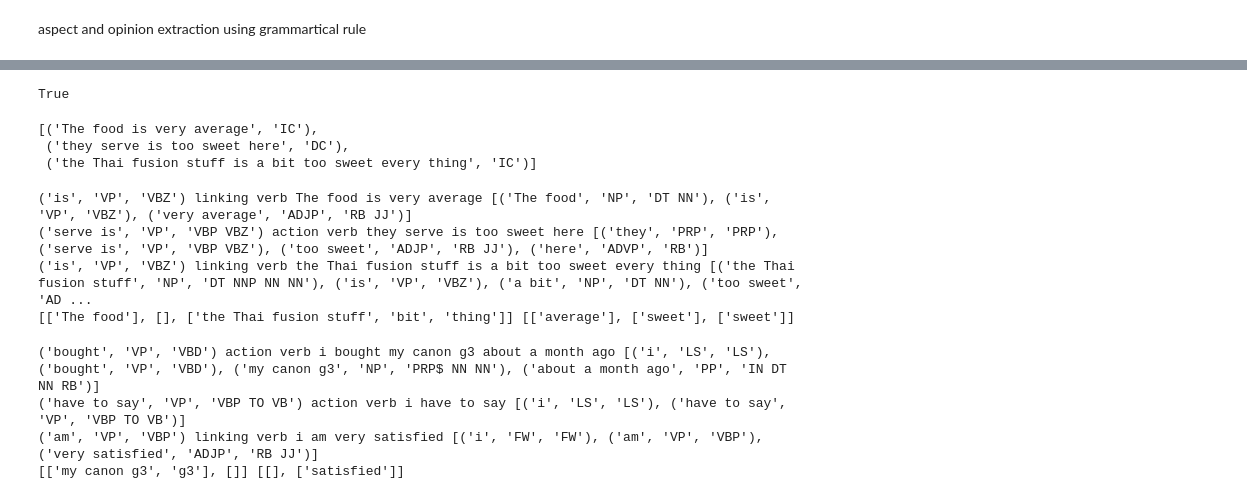
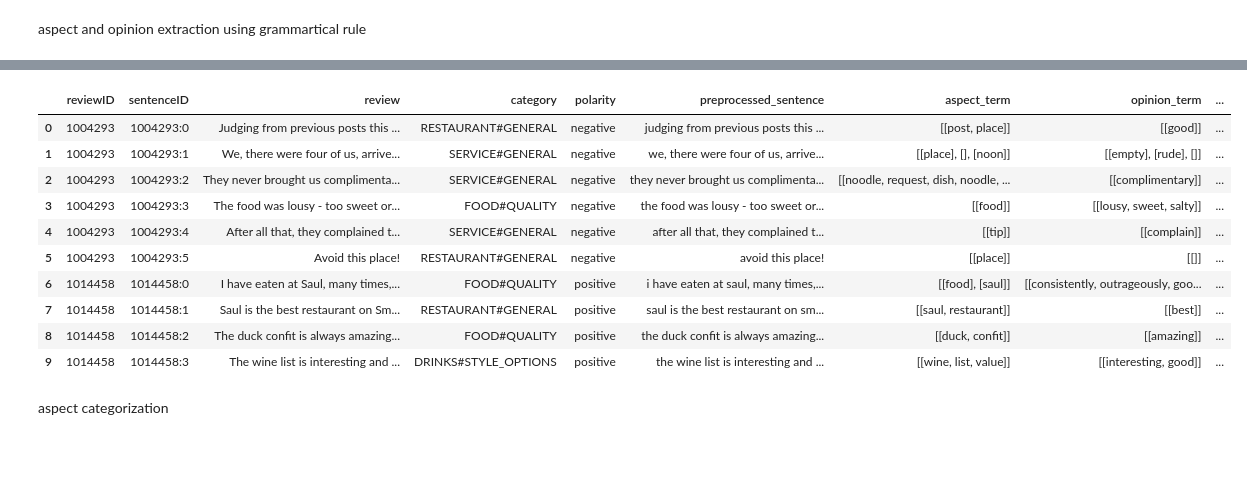
Before and after one commit to farzanurifan/tugas-akhir, a Jupyter notebook: Thesis/Thesis.ipynb, the cells around one changed output, grey strips where cells are left out. Saved outputs shown, nothing was run; the diff lists cells and outputs as text; code cells hidden in the pictures; blank space fills up the shorter version.

```diff
--- a/Thesis/Thesis.ipynb
+++ b/Thesis/Thesis.ipynb
@@ -377,7 +399,7 @@ aspect extraction function
             #Find all noun and append to aspect term
             #for opinion find adjective, verb, and adverb and append to opinion term
             for word, pos in c_tagged:
-                if check_is_noun(pos):
+                if check_is_noun(pos) and word != 'NUM':
                     candidate_aspect_per_clause.append(lemmatize(word, pos))
                 elif (check_is_verb(pos) or check_is_adverb(pos) or check_is_adjective(pos)) and (word in positive_lexicon or word in negative_lexicon):
                     candidate_opinion_per_clause.append(lemmatize(word, pos))
@@ -395,19 +417,19 @@ aspect extraction function
                     #aspect always in independet clause:
                     if t == 'IC':
                         if phrase[0] in linking_verbs_be or (phrase[0] in linking_verbs_v and next_phrase[1] != 'NP'):
-                            print(phrase, 'linking verb', c, phrases)
-
                             #linking verb condition
                             #find aspect in subject
                             for i in range(0, index_word):
                                 p = phrases[i]
                                 if p[1] == 'NP':
-                                    if p[1] not in stopWords:
-                                        candidate_aspect_per_clause.append(p[0])
+                                    pp_words = p[0].split()
+                                    pp_pos = p[2].split()
+
+                                    for i, x_p in enumerate(pp_words):
+                                        if x_p not in stopWords and check_is_noun(pp_pos[i]) and x_p != 'NUM':
+                                            candidate_aspect_per_clause.append(lemmatize(x_p, pp_pos[i]))
                         else:
                             #action verb
-                            print(phrase, 'action verb', c, phrases)
-
                             #checking verb is opinion or not
                             if phrase[0] not in stopWords and (phrase[0] in positive_lexicon or phrase[0] in negative_lexicon):
                                 candidate_opinion_per_clause.append(lemmatize(phrase[0], 'VB'))
@@ -416,11 +438,15 @@ aspect extraction function
                             for i in range(index_word+1, len(phrases)):
                                 p = phrases[i]
                                 if p[1] == 'NP':
-                                    if p[1] not in stopWords:
-                                        candidate_aspect_per_clause.append(p[0])
+                                    pp_pos = p[2].split()
+                                    pp_words = p[0].split()
+
+                                    for i, x_p in enumerate(pp_words):
+                                        if x_p not in stopWords and check_is_noun(pp_pos[i]) and x_p != 'NUM':
+                                             candidate_aspect_per_clause.append(lemmatize(x_p, pp_pos[i]))
 
                             #if subject preposition find aspect in preposition
-                            if len(candidate_aspect) == 0:
+                            if len(candidate_aspect_per_clause) == 0:
                                 #find in pp after verb
                                 for i in range(index_word+1, len(phrases)):
                                     p = phrases[i]
@@ -429,7 +455,7 @@ aspect extraction function
 
                                     if p[1] == 'PP':
                                         for i,w in enumerate(words):
-                                            if w not in stopWords and check_is_noun(word_taggeds[i]):
+                                            if w not in stopWords and check_is_noun(word_taggeds[i]) and w != 'NUM':
                                                 candidate_aspect_per_clause.append(lemmatize(w, word_taggeds[i]))
 
                                 #find in pp before verb
@@ -440,7 +466,7 @@ aspect extraction function
 
                                     if p[1] == 'PP':
                                         for i,w in enumerate(words):
-                                            if w not in stopWords and check_is_noun(word_taggeds[i]):
+                                            if w not in stopWords and check_is_noun(word_taggeds[i]) and w != 'NUM':
                                                 candidate_aspect_per_clause.append(lemmatize(w, word_taggeds[i]))
 
                     #find opinion both in IC and DC
@@ -471,7 +497,7 @@ aspect extraction function
                             for i,w in enumerate(words):
                                 if w not in stopWords and (w in positive_lexicon or w in negative_lexicon):
                                     candidate_opinion_per_clause.append(lemmatize(w, word_taggeds[i]))
-                                elif w not in stopWords and check_is_noun(word_taggeds[i]):
+                                elif w not in stopWords and check_is_noun(word_taggeds[i]) and t == 'IC' and w != 'NUM':
                                     candidate_aspect_per_clause.append(lemmatize(w, word_taggeds[i]))
 
                     is_finish = True
@@ -502,7 +528,7 @@ aspect and opinion extraction using grammartical rule
 aspect_term = []
 opinion_term = []
 
-for r in res_single_df.head(100)['preprocessed_sentence']:
+for r in res_single_df['preprocessed_sentence']:
     candidate_aspect_per_sentence, candidate_opinion_per_sentence = aspect_extraction(r);
     aspect_term.append(candidate_aspect_per_sentence)
     opinion_term.append(candidate_opinion_per_sentence)
@@ -547,26 +535,21 @@ get_phrases('the kitchen however is almost always slow')
-# %%
-'worth' in positive_lexicon
-# %% [output]
-True
-# %%
-get_clauses('The food is very average...the Thai fusion stuff is a bit too sweet, every thing they serve is too sweet here.')
-# %% [output]
-[('The food is very average', 'IC'),
- ('they serve is too sweet here', 'DC'),
- ('the Thai fusion stuff is a bit too sweet every thing', 'IC')]
-# %%
-candidate_aspect_per_sentence, candidate_opinion_per_sentence = aspect_extraction('The food is very average...the Thai fusion stuff is a bit too sweet, every thing they serve is too sweet here.');
-print(candidate_aspect_per_sentence, candidate_opinion_per_sentence)
-# %% [output]
-('is', 'VP', 'VBZ') linking verb The food is very average [('The food', 'NP', 'DT NN'), ('is', 'VP', 'VBZ'), ('very average', 'ADJP', 'RB JJ')]
-('serve is', 'VP', 'VBP VBZ') action verb they serve is too sweet here [('they', 'PRP', 'PRP'), ('serve is', 'VP', 'VBP VBZ'), ('too sweet', 'ADJP', 'RB JJ'), ('here', 'ADVP', 'RB')]
-('is', 'VP', 'VBZ') linking verb the Thai fusion stuff is a bit too sweet every thing [('the Thai fusion stuff', 'NP', 'DT NNP NN NN'), ('is', 'VP', 'VBZ'), ('a bit', 'NP', 'DT NN'), ('too sweet', 'AD ...
-[['The food'], [], ['the Thai fusion stuff', 'bit', 'thing']] [['average'], ['sweet'], ['sweet']]
-# %%
-candidate_aspect_per_sentence, candidate_opinion_per_sentence = aspect_extraction('i bought my canon g3 about a month ago and i have to say i am very satisfied');
-print(candidate_aspect_per_sentence, candidate_opinion_per_sentence)
-# %% [output]
-('bought', 'VP', 'VBD') action verb i bought my canon g3 about a month ago [('i', 'LS', 'LS'), ('bought', 'VP', 'VBD'), ('my canon g3', 'NP', 'PRP$ NN NN'), ('about a month ago', 'PP', 'IN DT NN RB')]
-('have to say', 'VP', 'VBP TO VB') action verb i have to say [('i', 'LS', 'LS'), ('have to say', 'VP', 'VBP TO VB')]
-('am', 'VP', 'VBP') linking verb i am very satisfied [('i', 'FW', 'FW'), ('am', 'VP', 'VBP'), ('very satisfied', 'ADJP', 'RB JJ')]
-[['my canon g3', 'g3'], []] [[], ['satisfied']]
+# %%
+aspect_term_series = pd.Series(aspect_term)
+opinion_term_series = pd.Series(opinion_term)
+res_single_df['aspect_term'] = aspect_term_series
+res_single_df['opinion_term'] = opinion_term_series
+# %%
+res_single_df.head(10)
+# %% [output]
+|  | reviewID | sentenceID | review | category | polarity | preprocessed_sentence | aspect_term | opinion_term | ... |
+| 0 | 1004293 | 1004293:0 | Judging from previous posts this ... | RESTAURANT#GENERAL | negative | judging from previous posts this ... | [[post, place]] | [[good]] | ... |
+| 1 | 1004293 | 1004293:1 | We, there were four of us, arrive... | SERVICE#GENERAL | negative | we, there were four of us, arrive... | [[place], [], [noon]] | [[empty], [rude], []] | ... |
+| 2 | 1004293 | 1004293:2 | They never brought us complimenta... | SERVICE#GENERAL | negative | they never brought us complimenta... | [[noodle, request, dish, noodle, ... | [[complimentary]] | ... |
+| 3 | 1004293 | 1004293:3 | The food was lousy - too sweet or... | FOOD#QUALITY | negative | the food was lousy - too sweet or... | [[food]] | [[lousy, sweet, salty]] | ... |
+| 4 | 1004293 | 1004293:4 | After all that, they complained t... | SERVICE#GENERAL | negative | after all that, they complained t... | [[tip]] | [[complain]] | ... |
+| 5 | 1004293 | 1004293:5 | Avoid this place! | RESTAURANT#GENERAL | negative | avoid this place! | [[place]] | [[]] | ... |
+| 6 | 1014458 | 1014458:0 | I have eaten at Saul, many times,... | FOOD#QUALITY | positive | i have eaten at saul, many times,... | [[food], [saul]] | [[consistently, outrageously, goo... | ... |
+| 7 | 1014458 | 1014458:1 | Saul is the best restaurant on Sm... | RESTAURANT#GENERAL | positive | saul is the best restaurant on sm... | [[saul, restaurant]] | [[best]] | ... |
+| 8 | 1014458 | 1014458:2 | The duck confit is always amazing... | FOOD#QUALITY | positive | the duck confit is always amazing... | [[duck, confit]] | [[amazing]] | ... |
+| 9 | 1014458 | 1014458:3 | The wine list is interesting and ... | DRINKS#STYLE_OPTIONS | positive | the wine list is interesting and ... | [[wine, list, value]] | [[interesting, good]] | ... |
+# %% [markdown]
+aspect categorization
```
Also changed, not shown: parts of 33 cells of this notebook.
